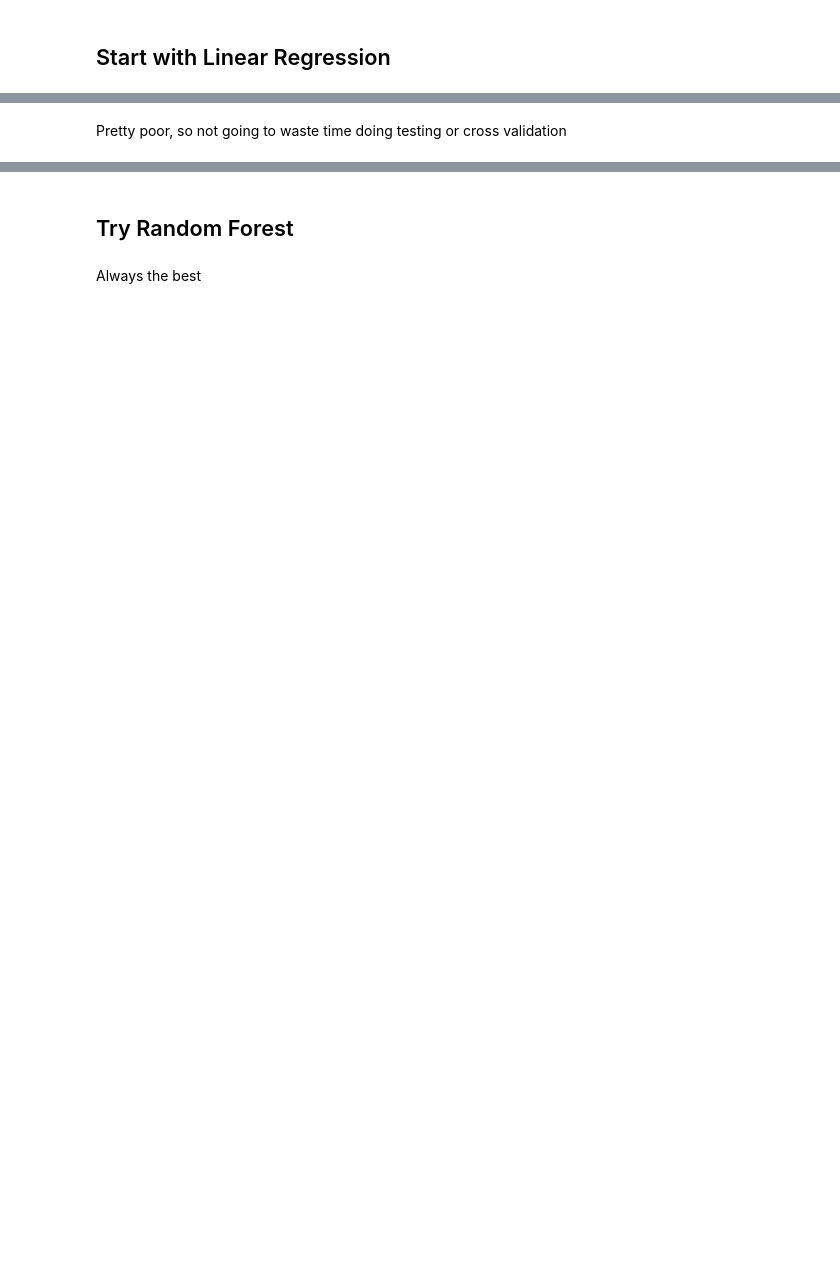
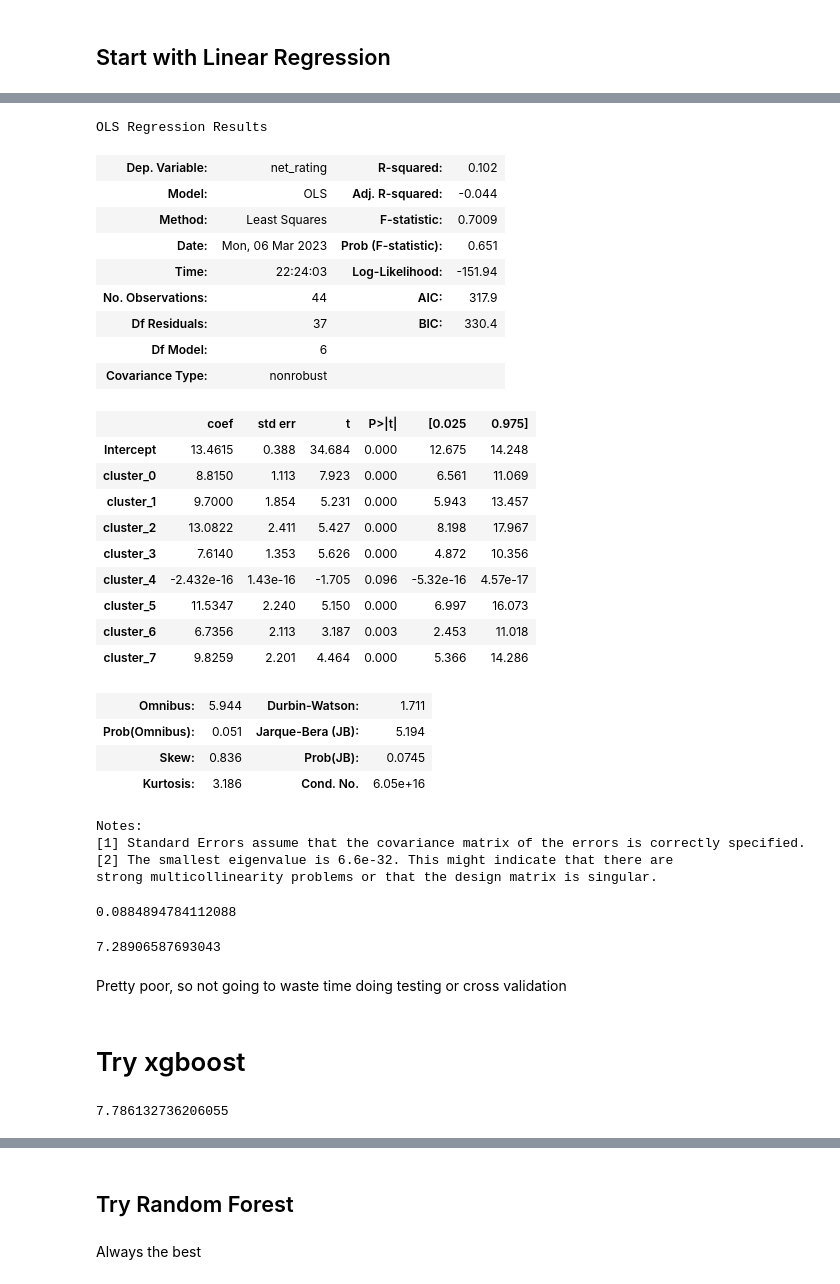
Before and after one commit to HenryLiang-123/MSiA_421, a Jupyter notebook: Project/project.ipynb, the cells around one changed output, grey strips where cells are left out. Cells and saved outputs as stored; diff of their text form; code cells hidden in the pictures; blank space fills up the shorter version.

```diff
--- a/Project/project.ipynb
+++ b/Project/project.ipynb
@@ -118,6 +118,8 @@ dat_final.describe()
 | 50% | 2.70000 | 1.000000 | 1.000000 | 0.000000 | 1.000000 | 0.000000 | 1.000000 | 0.000000 | 0.000000 |
 | 75% | 18.70000 | 2.000000 | 1.000000 | 1.000000 | 2.000000 | 0.000000 | 1.000000 | 1.000000 | 0.000000 |
 | max | 90.30000 | 5.000000 | 3.000000 | 3.000000 | 4.000000 | 1.000000 | 2.000000 | 2.000000 | 4.000000 |
+# %%
+net_rating_50 = dat_final.loc[dat_final['net_rating'] > 50, :]
 # %% [markdown]
 ## Start with Linear Regression
 # %%
@@ -160,5 +162,74 @@ Notes:
 [1] Standard Errors assume that the covariance matrix of the errors is correctly specified.
 [2] The smallest eigenvalue is 1.47e-27. This might indicate that there are
 strong multicollinearity problems or that the design matrix is singular.
+# %%
+# LR for >50 net rating
+X = net_rating_50.drop(labels=['net_rating'], axis=1)
+y = net_rating_50['net_rating']
+X_train, X_test, y_train, y_test = train_test_split(X, y, test_size=0.33, random_state=42)
+formula = 'net_rating ~ cluster_0 + cluster_1 + cluster_2 + cluster_3 + cluster_4 + cluster_5 + cluster_6 + cluster_7'
+m1 = smf.ols(formula=formula, data = pd.concat([X_train, y_train], axis = 1))
+m1_fit = m1.fit()
+m1_fit.summary()
+# %% [output]
+OLS Regression Results
+| Dep. Variable: | net_rating | R-squared: | 0.102 |
+| Model: | OLS | Adj. R-squared: | -0.044 |
+| Method: | Least Squares | F-statistic: | 0.7009 |
+| Date: | Mon, 06 Mar 2023 | Prob (F-statistic): | 0.651 |
+| Time: | 22:24:03 | Log-Likelihood: | -151.94 |
+| No. Observations: | 44 | AIC: | 317.9 |
+| Df Residuals: | 37 | BIC: | 330.4 |
+| Df Model: | 6 |  |  |
+| Covariance Type: | nonrobust |  |  |
+|  | coef | std err | t | P>|t| | [0.025 | 0.975] |
+| Intercept | 13.4615 | 0.388 | 34.684 | 0.000 | 12.675 | 14.248 |
+| cluster_0 | 8.8150 | 1.113 | 7.923 | 0.000 | 6.561 | 11.069 |
+| cluster_1 | 9.7000 | 1.854 | 5.231 | 0.000 | 5.943 | 13.457 |
+| cluster_2 | 13.0822 | 2.411 | 5.427 | 0.000 | 8.198 | 17.967 |
+| cluster_3 | 7.6140 | 1.353 | 5.626 | 0.000 | 4.872 | 10.356 |
+| cluster_4 | -2.432e-16 | 1.43e-16 | -1.705 | 0.096 | -5.32e-16 | 4.57e-17 |
+| cluster_5 | 11.5347 | 2.240 | 5.150 | 0.000 | 6.997 | 16.073 |
+| cluster_6 | 6.7356 | 2.113 | 3.187 | 0.003 | 2.453 | 11.018 |
+| cluster_7 | 9.8259 | 2.201 | 4.464 | 0.000 | 5.366 | 14.286 |
+| Omnibus: | 5.944 | Durbin-Watson: | 1.711 |
+| Prob(Omnibus): | 0.051 | Jarque-Bera (JB): | 5.194 |
+| Skew: | 0.836 | Prob(JB): | 0.0745 |
+| Kurtosis: | 3.186 | Cond. No. | 6.05e+16 |
+Notes:
+[1] Standard Errors assume that the covariance matrix of the errors is correctly specified.
+[2] The smallest eigenvalue is 6.6e-32. This might indicate that there are
+strong multicollinearity problems or that the design matrix is singular.
+# %%
+import statistics as stat
+
+pred = m1_fit.predict(X_test)
+mse = np.mean((pred - y_test)**2)
+r2 = 1 - mse / stat.variance(y_test)
+r2
+# %% [output]
+0.0884894784112088
+# %%
+pred = m1_fit.predict(X_test)
+mae = np.mean(abs(pred - y_test))
+mae
+# %% [output]
+7.28906587693043
 # %% [markdown]
 Pretty poor, so not going to waste time doing testing or cross validation
+# %% [markdown]
+# Try xgboost
+# %%
+from xgboost import XGBRegressor
+from sklearn.model_selection import cross_val_score
+
+X = net_rating_50.drop(labels=['net_rating'], axis=1)
+y = net_rating_50['net_rating']
+X_train, X_test, y_train, y_test = train_test_split(X, y, test_size=0.33, random_state=42)
+m2 = XGBRegressor()
+m2.fit(X_train, y_train)
+
+scores_mae = cross_val_score(m2, X_train, y_train,scoring='neg_mean_absolute_error', cv= 10)
+-scores_mae.mean()
+# %% [output]
+7.786132736206055
```
Also changed, not shown: parts of 8 cells of this notebook.
